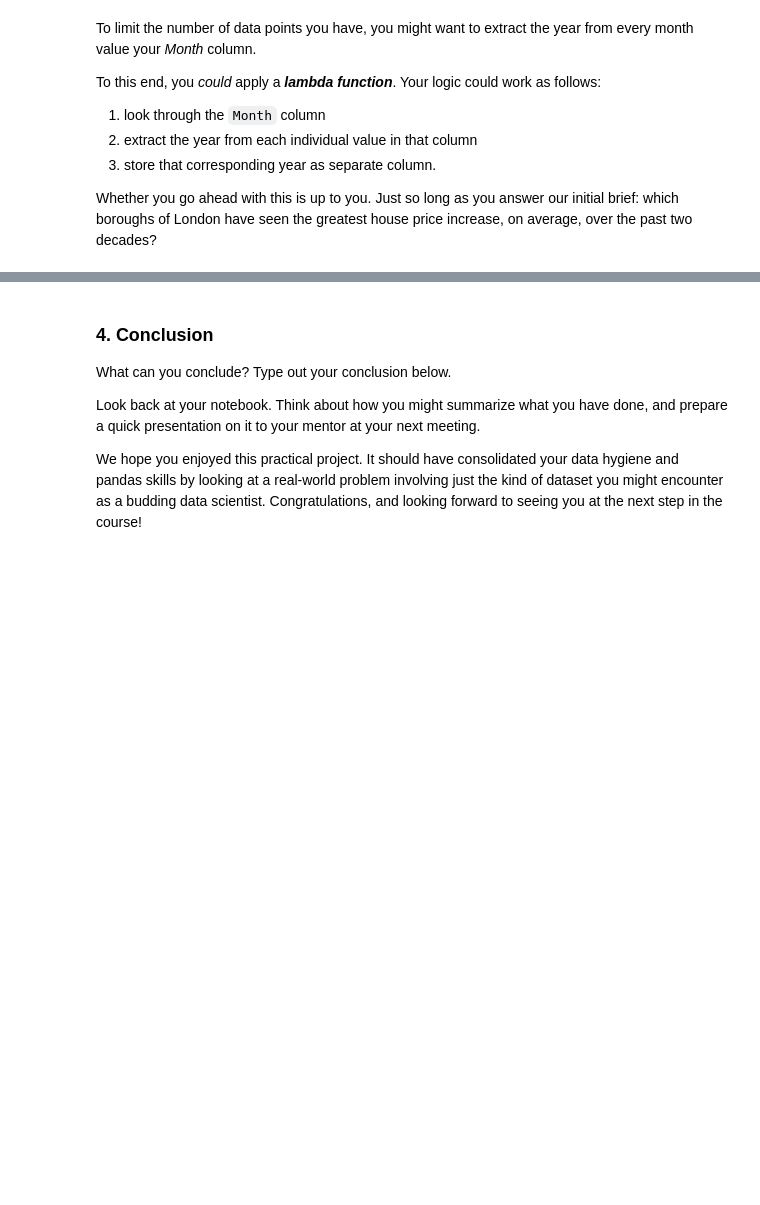
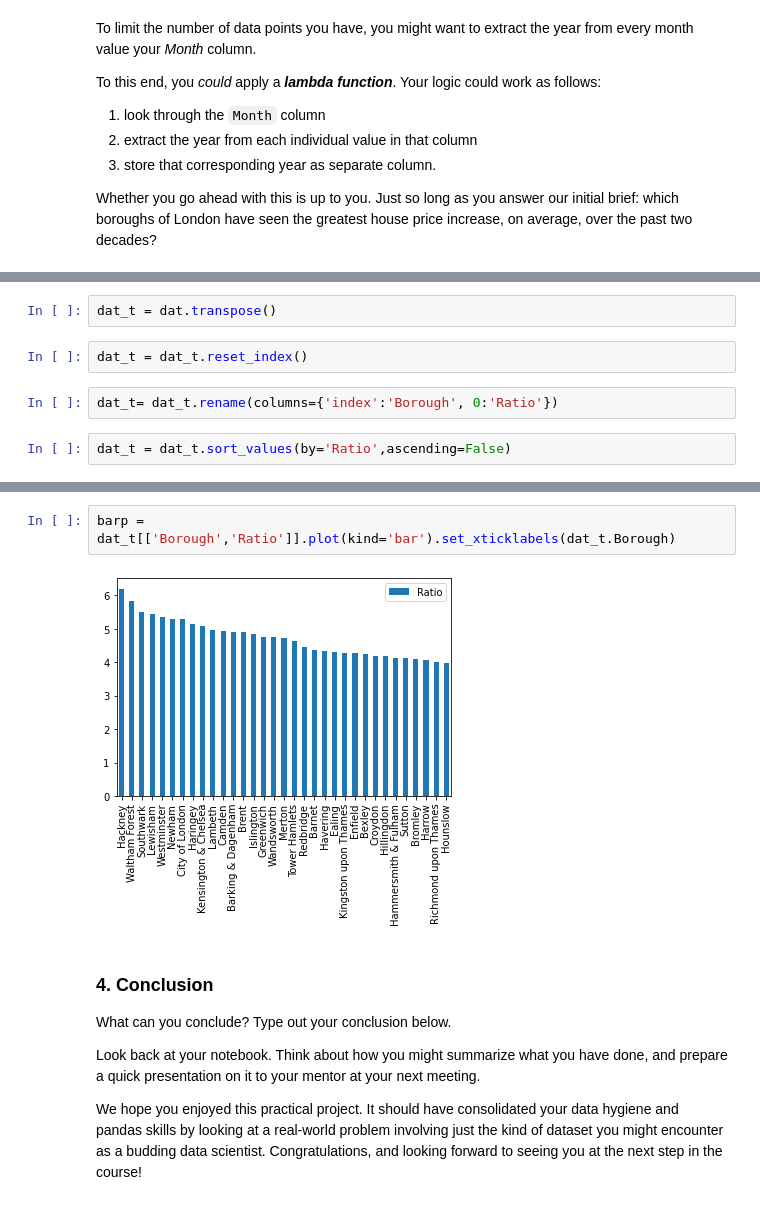
Before and after one commit to alexanjm99/springboard, a Jupyter notebook: Unit 4 Challenge - Tier 3.ipynb, the cells around one changed output, grey strips where cells are left out. Saved outputs shown, nothing was run; the diff lists cells and outputs as text; blank space fills up the shorter version.

```diff
--- a/Unit 4 Challenge - Tier 3.ipynb
+++ b/Unit 4 Challenge - Tier 3.ipynb
@@ -305,0 +531,8 @@ Bear in mind: you don't have to write a function like this if you don't want to.
+# %%
+dat_t = dat.transpose()
+# %%
+dat_t = dat_t.reset_index()
+# %%
+dat_t= dat_t.rename(columns={'index':'Borough', 0:'Ratio'})
+# %%
+dat_t = dat_t.sort_values(by='Ratio',ascending=False)
@@ -306,3 +559,7 @@ Bear in mind: you don't have to write a function like this if you don't want to.
+# %%
+barp = dat_t[['Borough','Ratio']].plot(kind='bar').set_xticklabels(dat_t.Borough)
+# %% [output]
+[figure, added]
 # %% [markdown]
 ### 4. Conclusion
 What can you conclude? Type out your conclusion below.
```
Also changed, not shown: parts of 38 cells of this notebook.
